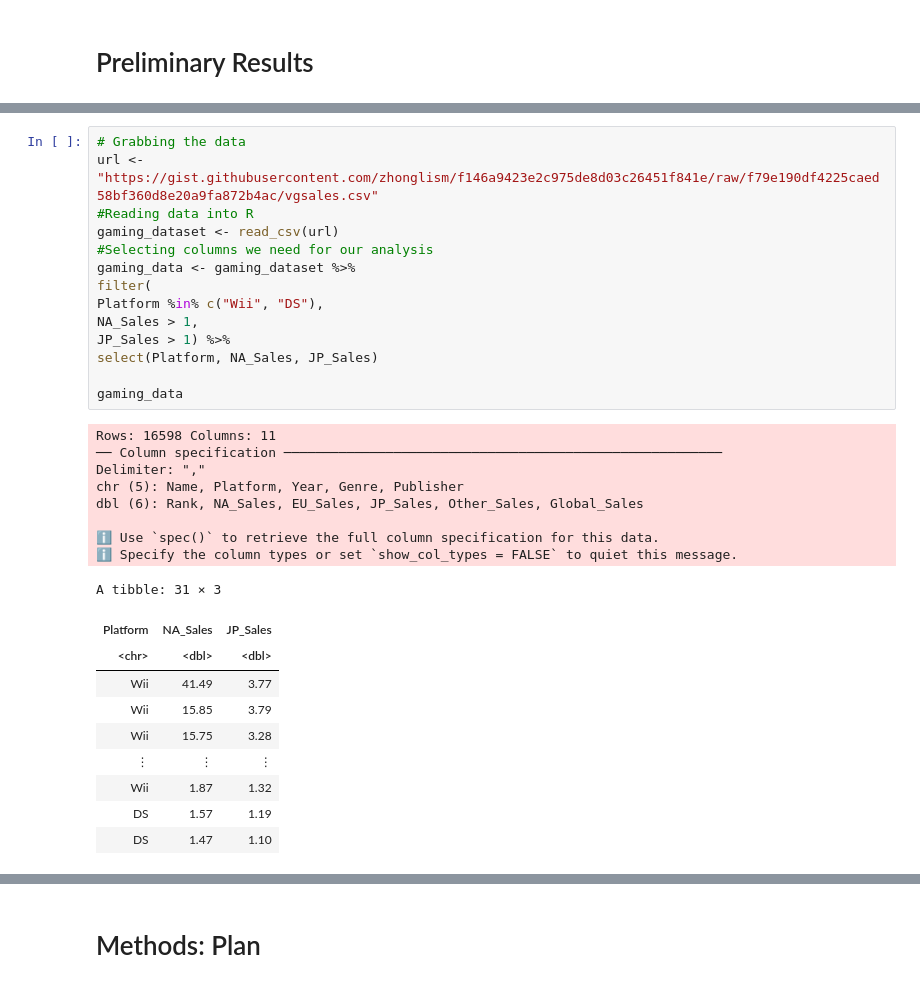
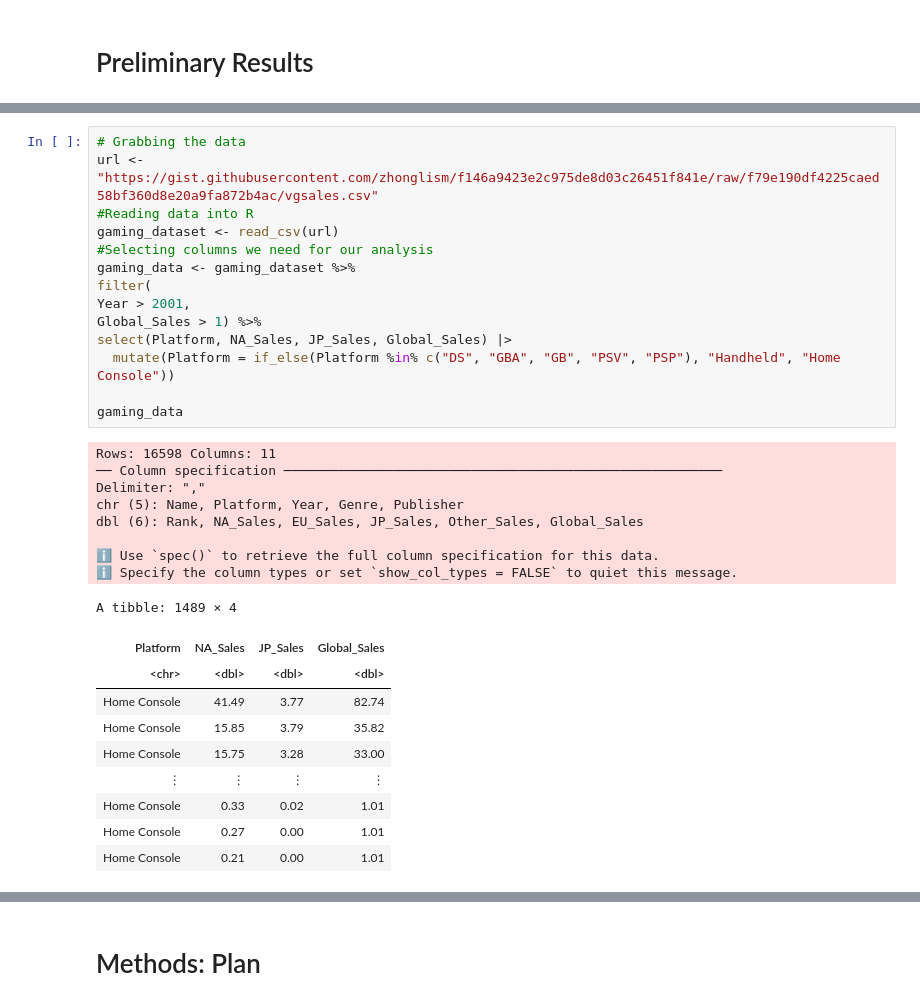
Before and after one commit to xonew/Stat-200-21-Project, a Jupyter notebook: proposal.ipynb, the cells around one changed output, grey strips where cells are left out. Cells and saved outputs as stored; diff of their text form.

```diff
--- a/proposal.ipynb
+++ b/proposal.ipynb
@@ -39,33 +16,33 @@ options(repr.matrix.max.rows = 6)
 # %%
 # Grabbing the data
 url <- "https://gist.githubusercontent.com/zhonglism/f146a9423e2c975de8d03c26451f841e/raw/f79e190df4225caed58bf360d8e20a9fa872b4ac/vgsales.csv"
 #Reading data into R
 gaming_dataset <- read_csv(url)
 #Selecting columns we need for our analysis
 gaming_data <- gaming_dataset %>%
 filter(
-Platform %in% c("Wii", "DS"),
-NA_Sales > 1,
-JP_Sales > 1) %>%
-select(Platform, NA_Sales, JP_Sales)
+Year > 2001,
+Global_Sales > 1) %>%
+select(Platform, NA_Sales, JP_Sales, Global_Sales) |>
+  mutate(Platform = if_else(Platform %in% c("DS", "GBA", "GB", "PSV", "PSP"), "Handheld", "Home Console"))
 
 gaming_data
 # %% [output]
 Rows: 16598 Columns: 11
 ── Column specification ────────────────────────────────────────────────────────
 Delimiter: ","
 chr (5): Name, Platform, Year, Genre, Publisher
 dbl (6): Rank, NA_Sales, EU_Sales, JP_Sales, Other_Sales, Global_Sales
 
 ℹ Use `spec()` to retrieve the full column specification for this data.
 ℹ Specify the column types or set `show_col_types = FALSE` to quiet this message.
-A tibble: 31 × 3
+A tibble: 1489 × 4
-| Platform | NA_Sales | JP_Sales |
-| <chr> | <dbl> | <dbl> |
-| Wii | 41.49 | 3.77 |
-| Wii | 15.85 | 3.79 |
-| Wii | 15.75 | 3.28 |
-| ⋮ | ⋮ | ⋮ |
-| Wii | 1.87 | 1.32 |
-| DS | 1.57 | 1.19 |
-| DS | 1.47 | 1.10 |
+| Platform | NA_Sales | JP_Sales | Global_Sales |
+| <chr> | <dbl> | <dbl> | <dbl> |
+| Home Console | 41.49 | 3.77 | 82.74 |
+| Home Console | 15.85 | 3.79 | 35.82 |
+| Home Console | 15.75 | 3.28 | 33.00 |
+| ⋮ | ⋮ | ⋮ | ⋮ |
+| Home Console | 0.33 | 0.02 | 1.01 |
+| Home Console | 0.27 | 0.00 | 1.01 |
+| Home Console | 0.21 | 0.00 | 1.01 |
```
Also changed, not shown: parts of 8 cells of this notebook.
